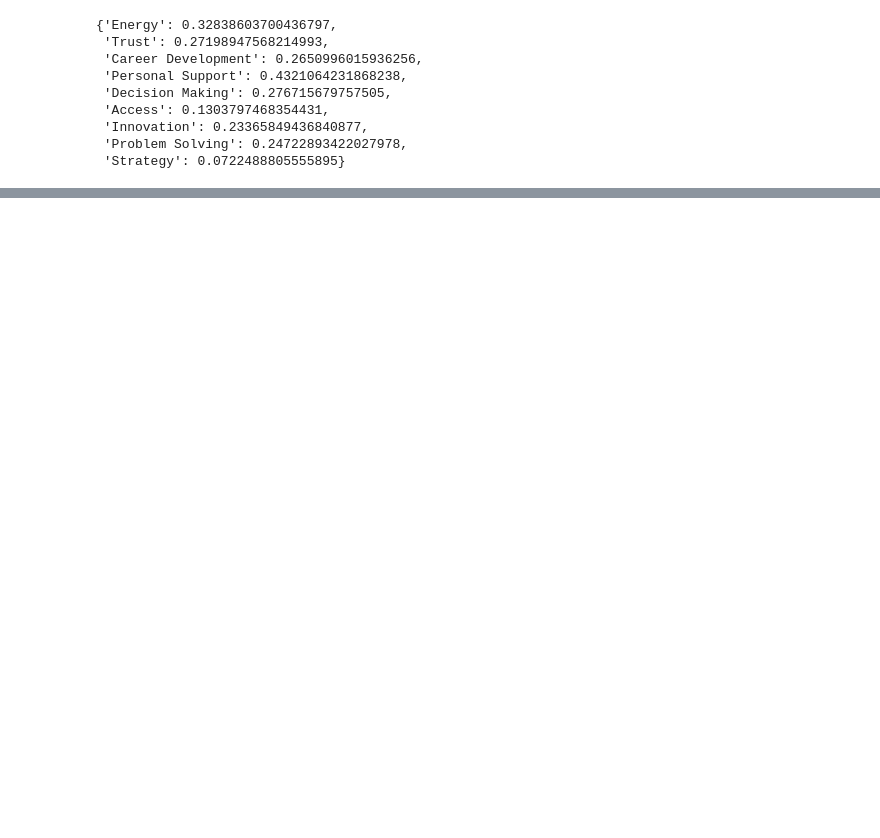
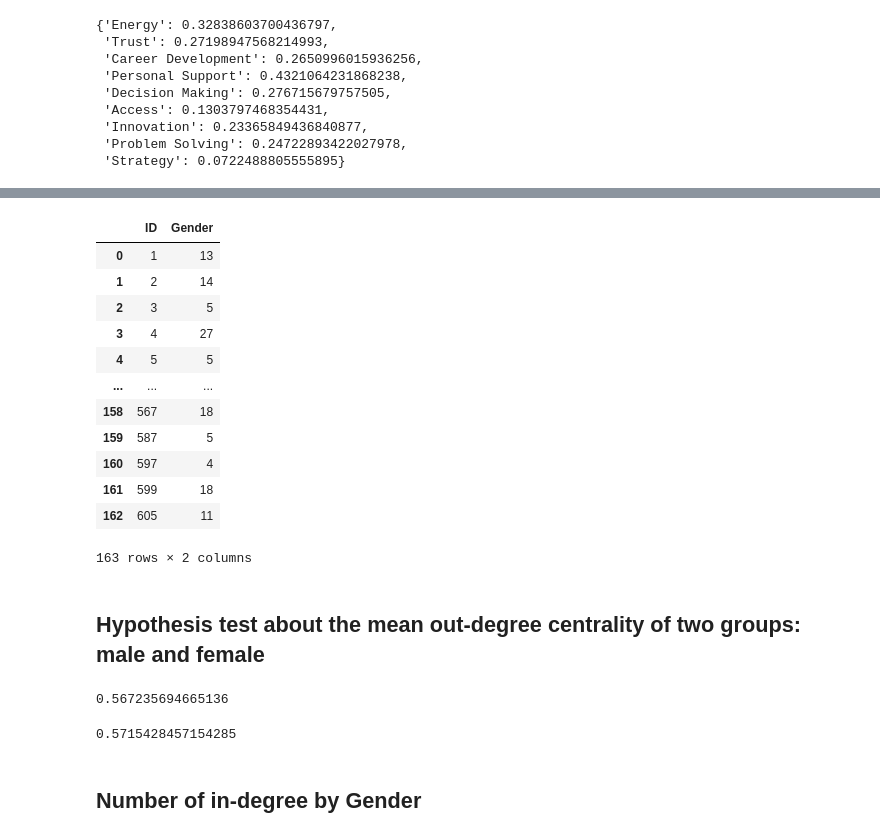
Before and after one commit to feelzoo/assortativity, a Jupyter notebook: Assortativity.ipynb, the cells around one changed output, grey strips where cells are left out. Cells and saved outputs as stored; diff of their text form; code cells hidden in the pictures; blank space fills up the shorter version.

```diff
--- a/Assortativity.ipynb
+++ b/Assortativity.ipynb
@@ -214,0 +278,18 @@ assortativity_label
+# %%
+number_degree_female
+# %% [output]
+|  | ID | Gender |
+| 0 | 1 | 13 |
+| 1 | 2 | 14 |
+| 2 | 3 | 5 |
+| 3 | 4 | 27 |
+| 4 | 5 | 5 |
+| ... | ... | ... |
+| 158 | 567 | 18 |
+| 159 | 587 | 5 |
+| 160 | 597 | 4 |
+| 161 | 599 | 18 |
+| 162 | 605 | 11 |
+163 rows × 2 columns
+# %% [markdown]
+## Hypothesis test about the mean out-degree centrality of two groups: male and female
@@ -214,0 +301,10 @@ assortativity_label
+# %%
+pval_ttest
+# %% [output]
+0.567235694665136
+# %%
+p_val_permu
+# %% [output]
+0.5715428457154285
+# %% [markdown]
+## Number of in-degree by Gender
```
Also changed, not shown: parts of 22 cells of this notebook.
